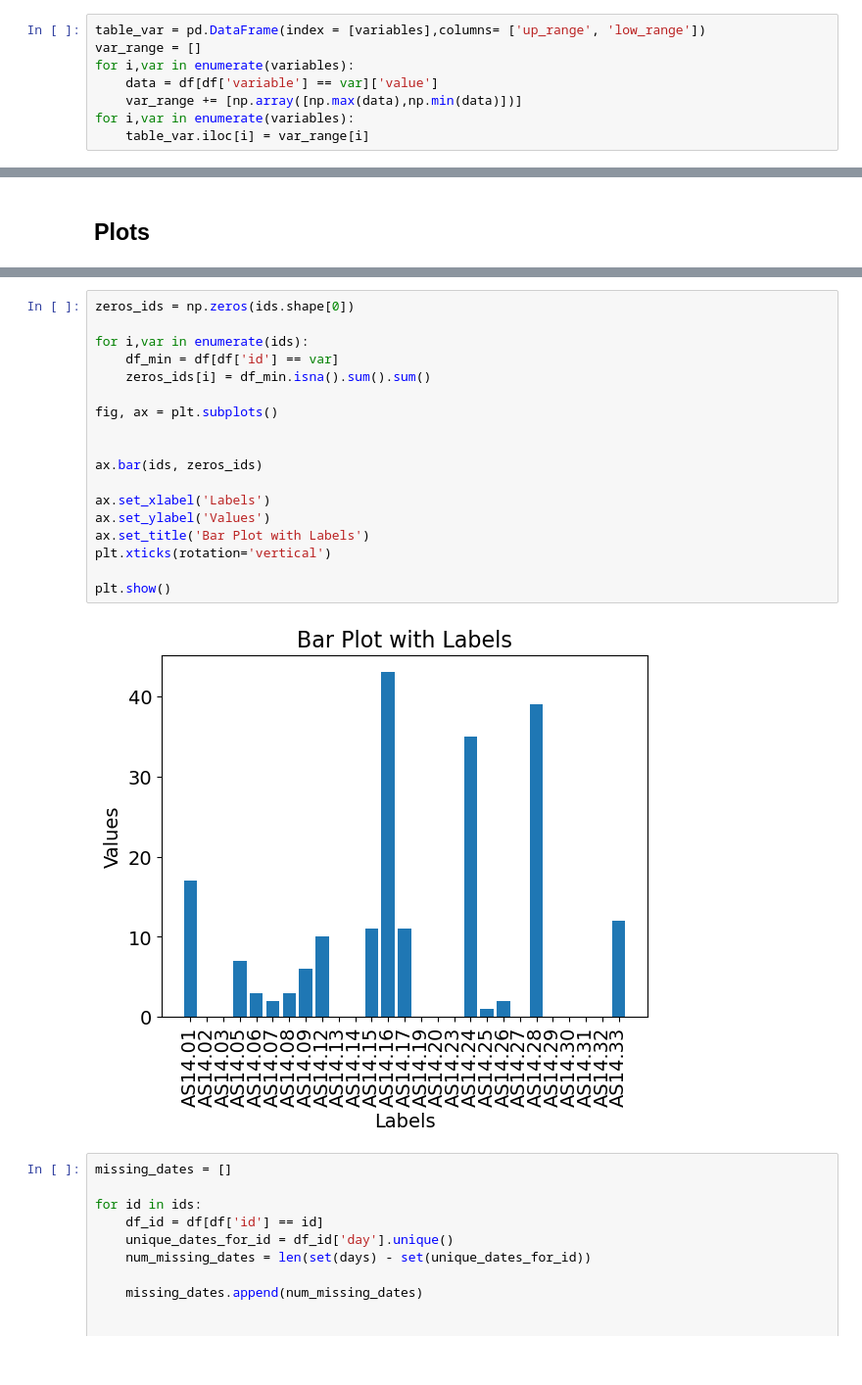
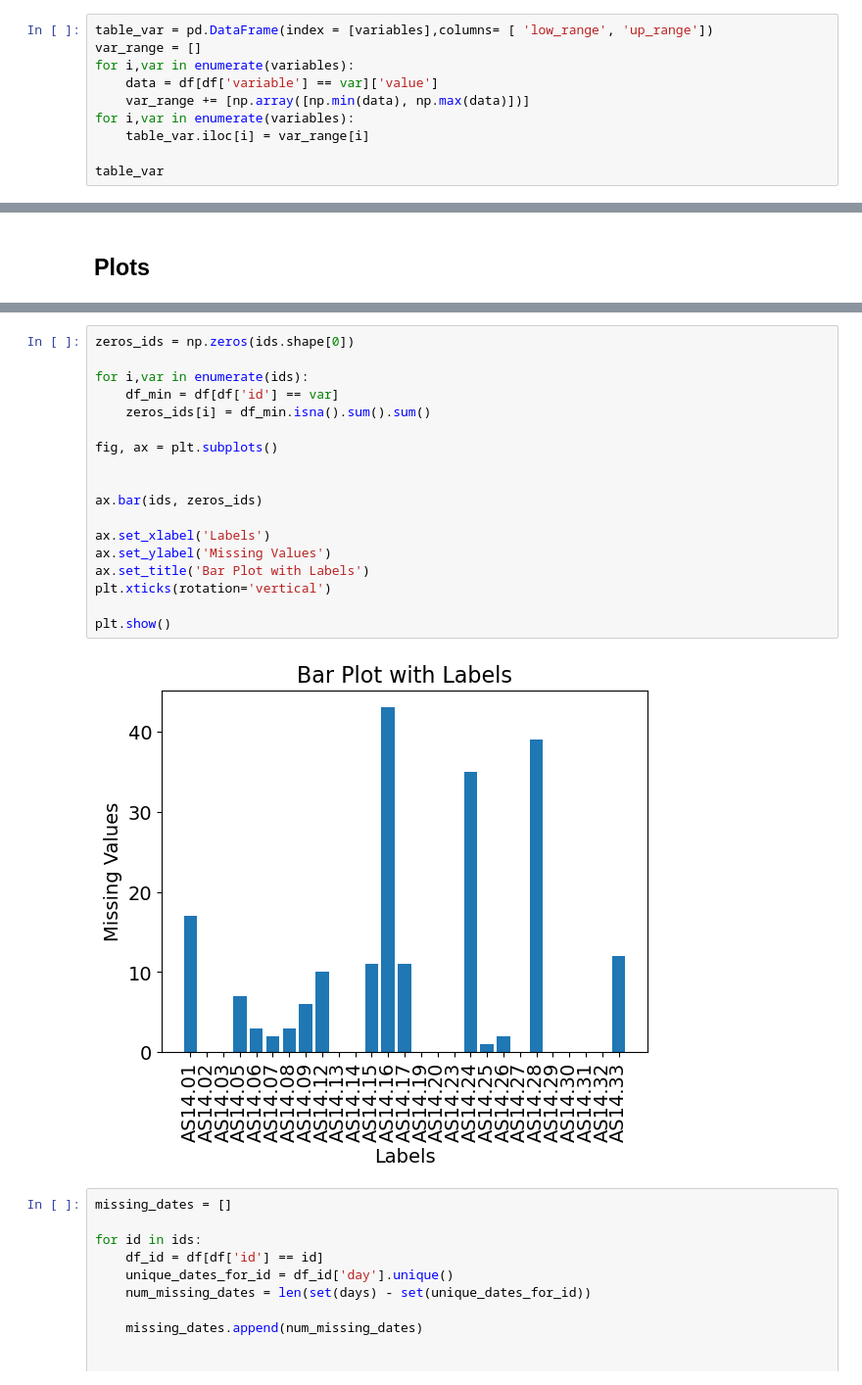
Before and after one commit to balintszarvas/DMT-1, a Jupyter notebook: advanced dataset/advanced_questions.ipynb, the cells around one changed output, grey strips where cells are left out. Shown at 98% size. Cells and saved outputs as stored; diff of their text form.

```diff
--- a/advanced dataset/advanced_questions.ipynb
+++ b/advanced dataset/advanced_questions.ipynb
@@ -33,10 +33,12 @@ table
 | time | 333445 | 00:00:00.000 | 23:59:59.946 |
 | day | 113 | 2014-02-17 | 2014-06-09 |
 # %%
-table_var = pd.DataFrame(index = [variables],columns= ['up_range', 'low_range'])
+table_var = pd.DataFrame(index = [variables],columns= [ 'low_range', 'up_range'])
 var_range = []
 for i,var in enumerate(variables):
     data = df[df['variable'] == var]['value']
-    var_range += [np.array([np.max(data),np.min(data)])]
+    var_range += [np.array([np.min(data), np.max(data)])]
 for i,var in enumerate(variables):
     table_var.iloc[i] = var_range[i]
+
+table_var
@@ -65,23 +85,23 @@ plt.show()
 # %%
 zeros_ids = np.zeros(ids.shape[0])
 
 for i,var in enumerate(ids):
     df_min = df[df['id'] == var]
     zeros_ids[i] = df_min.isna().sum().sum()
 
 fig, ax = plt.subplots()
 
 
 ax.bar(ids, zeros_ids)
 
 ax.set_xlabel('Labels')
-ax.set_ylabel('Values')
+ax.set_ylabel('Missing Values')
 ax.set_title('Bar Plot with Labels')
 plt.xticks(rotation='vertical')
 
 plt.show()
 # %% [output]
-[figure, old version]
+[figure, new version]
 # %%
 missing_dates = []
 
```
Also changed, not shown: parts of 2 cells of this notebook, 5 other files.
